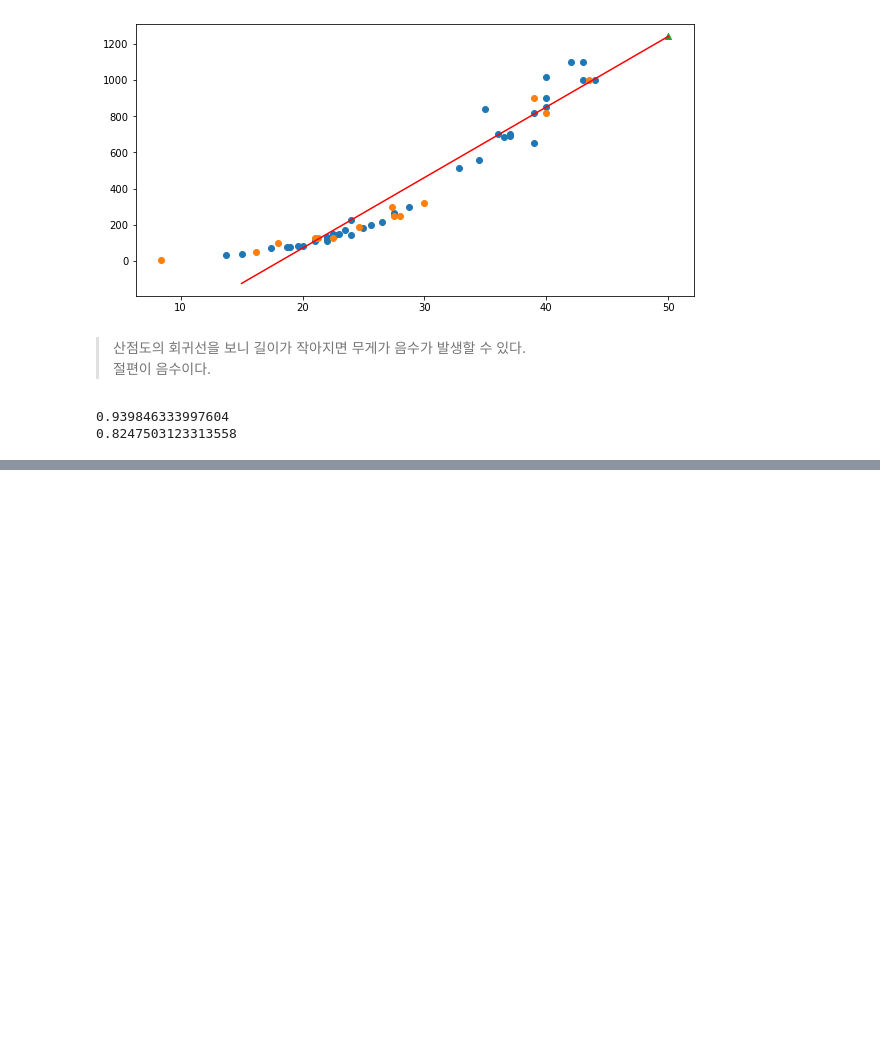
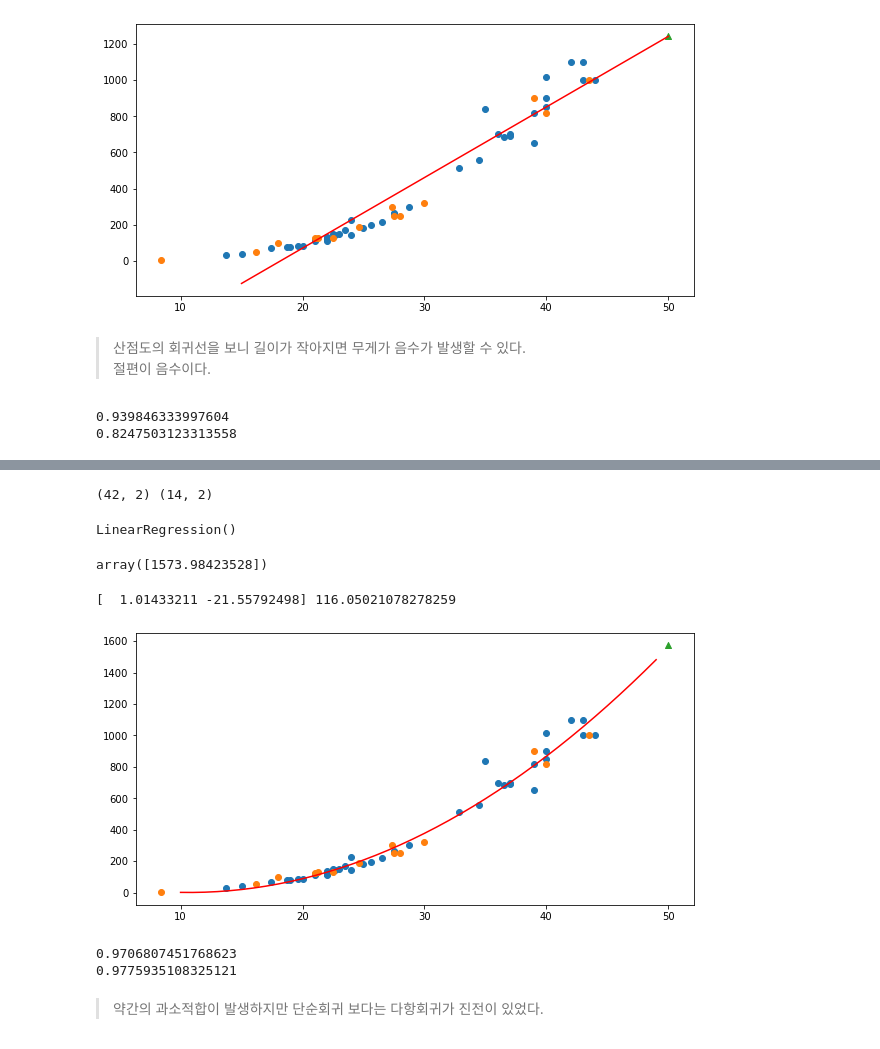
Before and after one commit to jjhwnn/Python, a Jupyter notebook: 4.MachineLearning/Note/24.선형회귀.ipynb, the cells around one changed output, grey strips where cells are left out. Saved outputs shown, nothing was run; the diff lists cells and outputs as text; code cells hidden in the pictures; blank space fills up the shorter version.

```diff
--- a/4.MachineLearning/Note/24.선형회귀.ipynb
+++ b/4.MachineLearning/Note/24.선형회귀.ipynb
@@ -161,0 +167,59 @@ print(lr.score(test_input, test_target))
+# %%
+# Feature를 제곱한 Column을 생성하여 기존의 Column에 붙인다.
+
+train_poly = np.column_stack((train_input**2, train_input))
+test_poly = np.column_stack((test_input**2, test_input))
+# %%
+print(train_poly.shape, test_poly.shape)
+# %% [output]
+(42, 2) (14, 2)
+# %%
+lr = LinearRegression()
+# %%
+lr.fit(train_poly, train_target)
+# %% [output]
+LinearRegression()
+# %%
+# 50cm 생선에 대한 예측 (1241.8)
+lr.predict([[50**2, 50]])
+# %% [output]
+array([1573.98423528])
+# %%
+# 기울기와 절편
+print(lr.coef_, lr.intercept_)
+# %% [output]
+[  1.01433211 -21.55792498] 116.05021078278259
+# %%
+# 구간별 직선을 그리기 위해 15에서 49까지의 정수 배열을 만듭니다.
+point = np.arange(10, 50)
+
+# 훈련 세트의 산점도 그리기
+
+plt.figure(figsize=(10, 5))
+plt.scatter(train_input, train_target)
+plt.scatter(test_input, test_target)
+
+# 15에서 50까지 1차 방정식그래프를 그립니다.
+plt.plot(
+    point,
+    1.01*point**2 - 21.6*point + 116.05,
+    color = 'red'
+)
+
+# 50cm 생선 데이터
+plt.scatter(50, 1573.98423528, marker='^')
+
+plt.show()
+# %% [output]
+[figure, added]
+# %%
+# 과대적합과 과소적합
+# 과소 적합은 5%내로는 괜찮다.
+
+print(lr.score(train_poly, train_target))
+print(lr.score(test_poly, test_target))
+# %% [output]
+0.9706807451768623
+0.9775935108325121
+# %% [markdown]
+> 약간의 과소적합이 발생하지만 단순회귀 보다는 다항회귀가 진전이 있었다.
```
Also changed, not shown: parts of 3 cells of this notebook, 3 other files.
